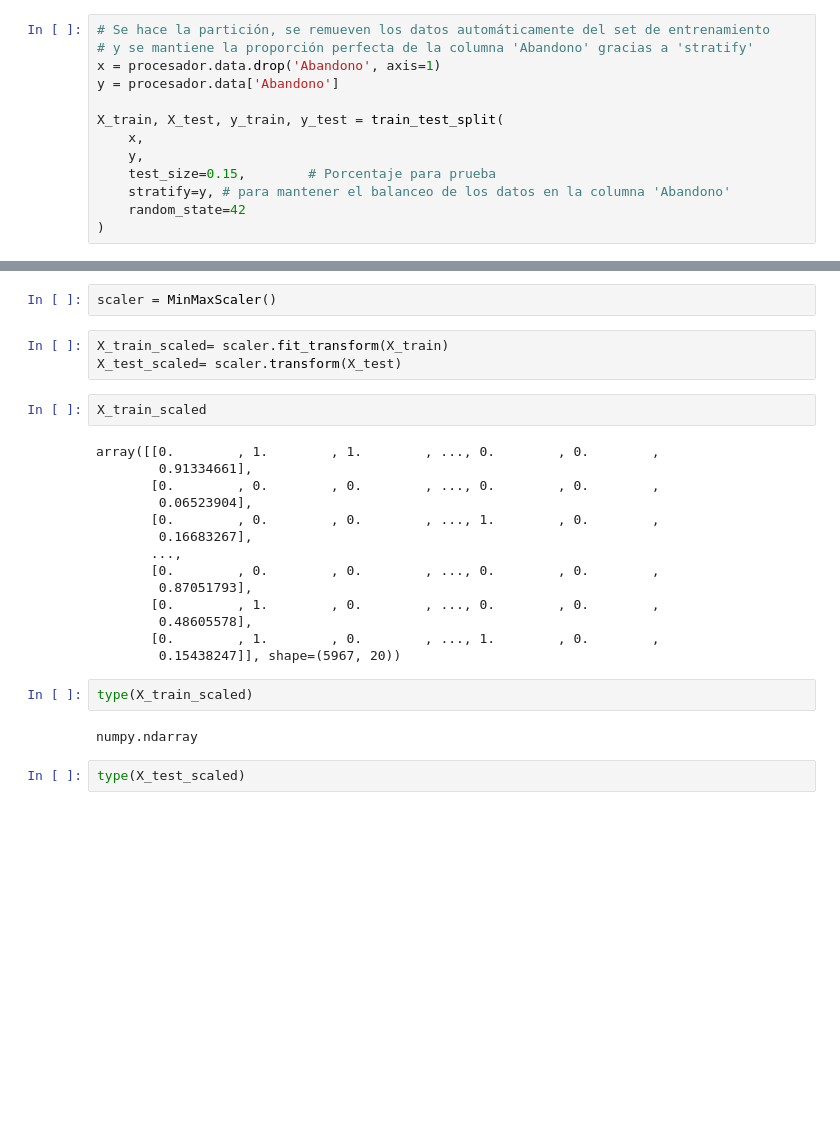
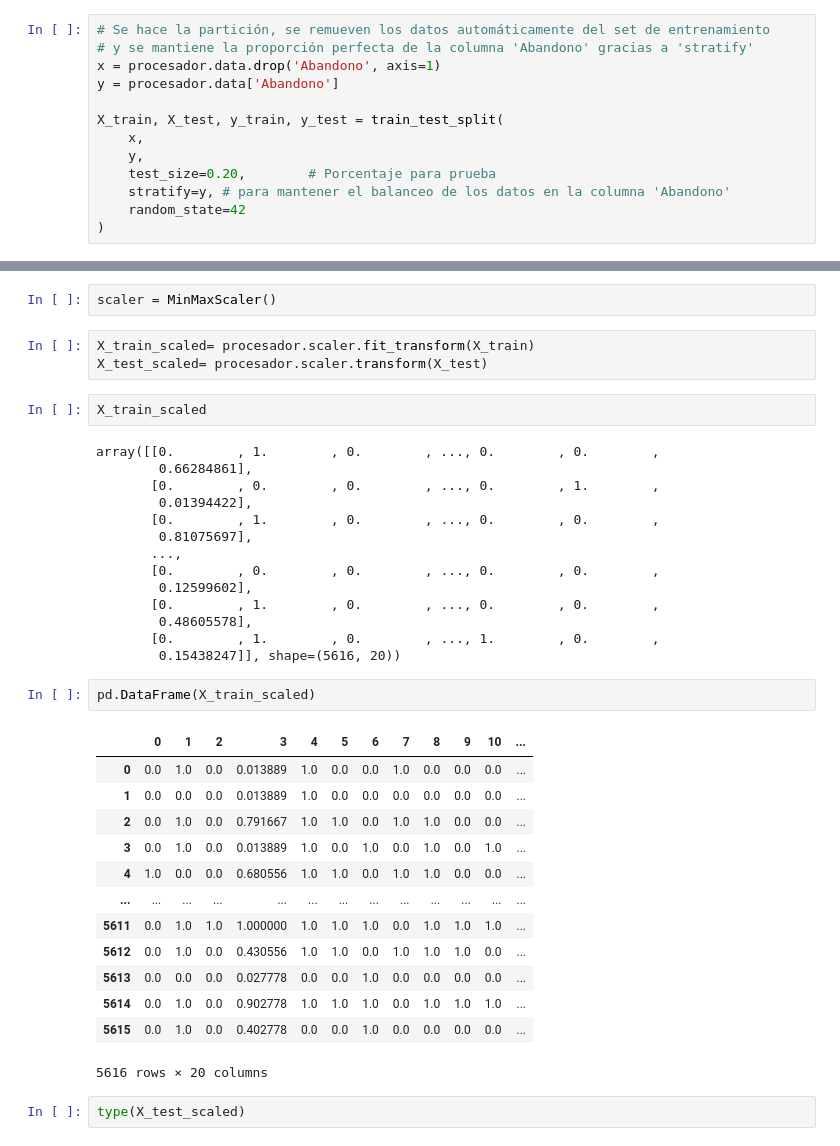
Before and after one commit to Desmond2030/Proyecto_Abandono_Clientes, a Jupyter notebook: notebooks/3_Particiones.ipynb, the cells around one changed output, grey strips where cells are left out. Cells and saved outputs as stored; diff of their text form; blank space fills up the shorter version.

```diff
--- a/notebooks/3_Particiones.ipynb
+++ b/notebooks/3_Particiones.ipynb
@@ -133,7 +125,7 @@ y = procesador.data['Abandono']
 X_train, X_test, y_train, y_test = train_test_split(
     x,
     y,
-    test_size=0.15,        # Porcentaje para prueba
+    test_size=0.20,        # Porcentaje para prueba
     stratify=y, # para mantener el balanceo de los datos en la columna 'Abandono'
     random_state=42
 )
@@ -158,28 +150,40 @@ y_test.shape
 # %%
 scaler = MinMaxScaler()
 # %%
-X_train_scaled= scaler.fit_transform(X_train)
-X_test_scaled= scaler.transform(X_test)
+X_train_scaled= procesador.scaler.fit_transform(X_train)
+X_test_scaled= procesador.scaler.transform(X_test)
 # %%
 X_train_scaled
 # %% [output]
-array([[0.        , 1.        , 1.        , ..., 0.        , 0.        ,
-        0.91334661],
-       [0.        , 0.        , 0.        , ..., 0.        , 0.        ,
-        0.06523904],
-       [0.        , 0.        , 0.        , ..., 1.        , 0.        ,
-        0.16683267],
+array([[0.        , 1.        , 0.        , ..., 0.        , 0.        ,
+        0.66284861],
+       [0.        , 0.        , 0.        , ..., 0.        , 1.        ,
+        0.01394422],
+       [0.        , 1.        , 0.        , ..., 0.        , 0.        ,
+        0.81075697],
        ...,
        [0.        , 0.        , 0.        , ..., 0.        , 0.        ,
-        0.87051793],
+        0.12599602],
        [0.        , 1.        , 0.        , ..., 0.        , 0.        ,
         0.48605578],
        [0.        , 1.        , 0.        , ..., 1.        , 0.        ,
-        0.15438247]], shape=(5967, 20))
+        0.15438247]], shape=(5616, 20))
 # %%
-type(X_train_scaled)
+pd.DataFrame(X_train_scaled)
 # %% [output]
+|  | 0 | 1 | 2 | 3 | 4 | 5 | 6 | 7 | 8 | 9 | 10 | ... |
+| 0 | 0.0 | 1.0 | 0.0 | 0.013889 | 1.0 | 0.0 | 0.0 | 1.0 | 0.0 | 0.0 | 0.0 | ... |
+| 1 | 0.0 | 0.0 | 0.0 | 0.013889 | 1.0 | 0.0 | 0.0 | 0.0 | 0.0 | 0.0 | 0.0 | ... |
+| 2 | 0.0 | 1.0 | 0.0 | 0.791667 | 1.0 | 1.0 | 0.0 | 1.0 | 1.0 | 0.0 | 0.0 | ... |
+| 3 | 0.0 | 1.0 | 0.0 | 0.013889 | 1.0 | 0.0 | 1.0 | 0.0 | 1.0 | 0.0 | 1.0 | ... |
+| 4 | 1.0 | 0.0 | 0.0 | 0.680556 | 1.0 | 1.0 | 0.0 | 1.0 | 1.0 | 0.0 | 0.0 | ... |
+| ... | ... | ... | ... | ... | ... | ... | ... | ... | ... | ... | ... | ... |
+| 5611 | 0.0 | 1.0 | 1.0 | 1.000000 | 1.0 | 1.0 | 1.0 | 0.0 | 1.0 | 1.0 | 1.0 | ... |
+| 5612 | 0.0 | 1.0 | 0.0 | 0.430556 | 1.0 | 1.0 | 0.0 | 1.0 | 1.0 | 1.0 | 0.0 | ... |
+| 5613 | 0.0 | 0.0 | 0.0 | 0.027778 | 0.0 | 0.0 | 1.0 | 0.0 | 0.0 | 0.0 | 0.0 | ... |
+| 5614 | 0.0 | 1.0 | 0.0 | 0.902778 | 1.0 | 1.0 | 1.0 | 0.0 | 1.0 | 1.0 | 1.0 | ... |
+| 5615 | 0.0 | 1.0 | 0.0 | 0.402778 | 0.0 | 0.0 | 1.0 | 0.0 | 0.0 | 0.0 | 0.0 | ... |
-numpy.ndarray
+5616 rows × 20 columns
 # %%
 type(X_test_scaled)
 # %% [output]
```
Also changed, not shown: parts of 8 cells of this notebook, 22 other files.
